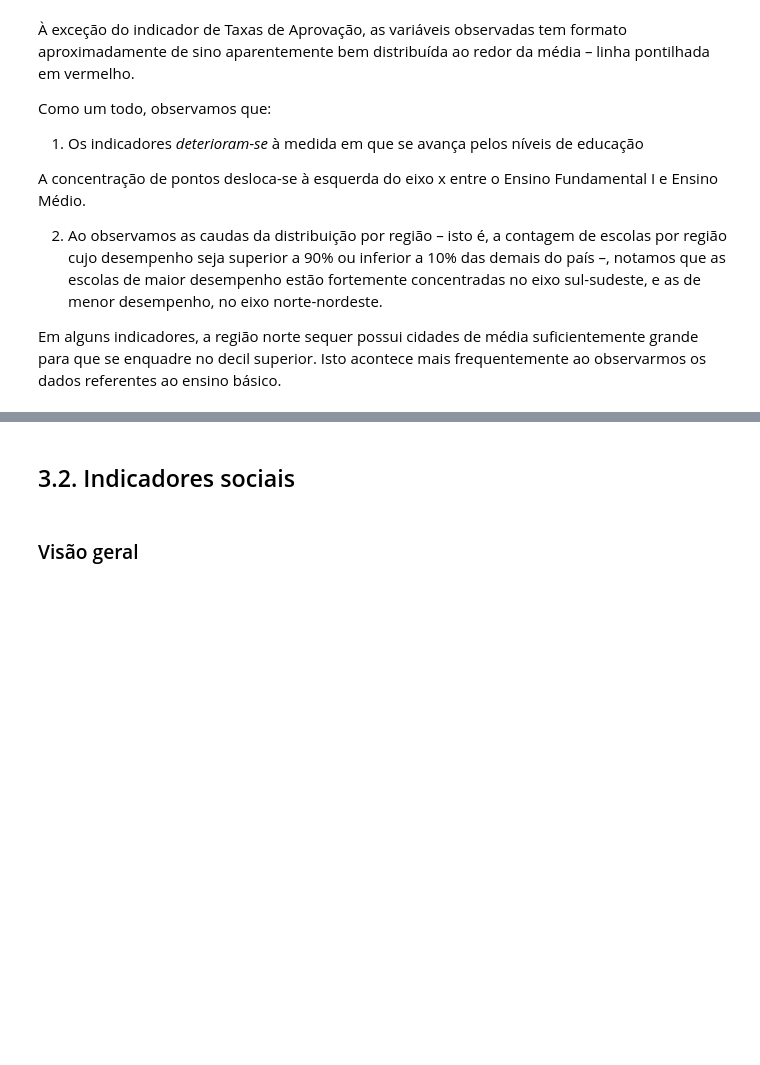
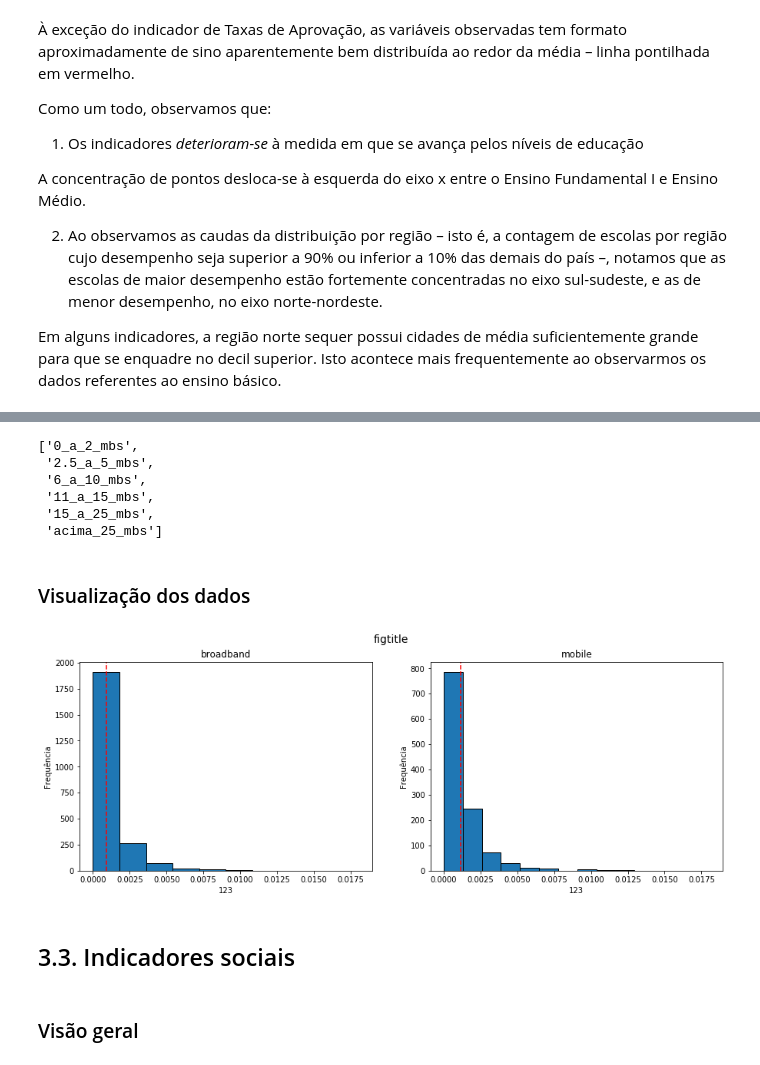
Before and after one commit to guilhermeolivsilva/tp-icd, a Jupyter notebook: Script_Trabalho.ipynb, the cells around one changed output, grey strips where cells are left out. Drawn from its saved outputs; the diff is of its cells as text; code cells hidden in the pictures; blank space fills up the shorter version.

```diff
--- a/Script_Trabalho.ipynb
+++ b/Script_Trabalho.ipynb
@@ -281,5 +319,7 @@ df.head()
 # %% [markdown]
 # 2. Limpeza dos dados
+# %%
+df = pd.read_csv('datasets/dataset_pre_limpeza.csv')
 # %% [markdown]
 ## 2.1. Dados de educação
 # %%
@@ -323,8 +363,7 @@ for col in cols_social:
 # %% [markdown]
 ## 2.3. Dados de internet
 # %%
-cols_internet = [x for x in df.columns.tolist() if 'tcp_range' in x]
-cols_internet.append('num_operadoras')
+cols_internet = [x for x in df.columns.tolist() if 'mbs' in x]
 
 for col in cols_internet:
     # Padroniza linhas vazias
@@ -333,6 +372,8 @@ for col in cols_internet:
 
     # Normaliza contagem de dispositivos pela população
     df[col] = df[col] / df['populacao']
+
+df['num_operadoras'] = df['num_operadoras'].fillna(0).astype(float)
 # %% [markdown]
 ## 2.4. Salva o DF limpo para analisar
 # %%
@@ -603,5 +668,50 @@ Em alguns indicadores, a região norte sequer possui cidades de média suficient
+# %%
+cols_internet
+# %% [output]
+['0_a_2_mbs',
+ '2.5_a_5_mbs',
+ '6_a_10_mbs',
+ '11_a_15_mbs',
+ '15_a_25_mbs',
+ 'acima_25_mbs']
+# %% [markdown]
+### Visualização dos dados
+# %%
+def histograma_internet(df, key, titles, xlabel, ylabel=u'Frequência'):
+    # PLACEHOLDER!
+
+    df = df.dropna()
+    types = ['broadband', 'mobile']
+
+    fig, ax = plt.subplots(1, 2, figsize=(15, 5), sharex=True)
+
+    for i in range(len(types)):
+        ax[i].hist(df[df['type']==types[i]][key], edgecolor='black')
+        ax[i].axvline(df[df['type']==types[i]][key].mean(), color='red', linestyle='--')
+        ax[i].set_xlabel(xlabel)
+        ax[i].set_title(titles[i])
+        ax[i].set_ylabel(ylabel)
+
+    fig.suptitle(titles[2], fontsize=14)
+    plt.show()
+
+def histograma_internet_regional(df, key, titles, xlabel, ylabel=u'Frequência'):
+    return
+# %%
+histograma_internet(
+    df=df,
+    titles=[
+        'broadband',
+        'mobile',
+        'figtitle'
+    ],
+    xlabel='123',
+    key='0_a_2_mbs'
+)
+# %% [output]
+[figure, added]
 # %% [markdown]
-## 3.2. Indicadores sociais
+## 3.3. Indicadores sociais
 # %% [markdown]
 ### Visão geral
 # %% [markdown]
```
Also changed, not shown: parts of 21 cells of this notebook, 2 other files.
